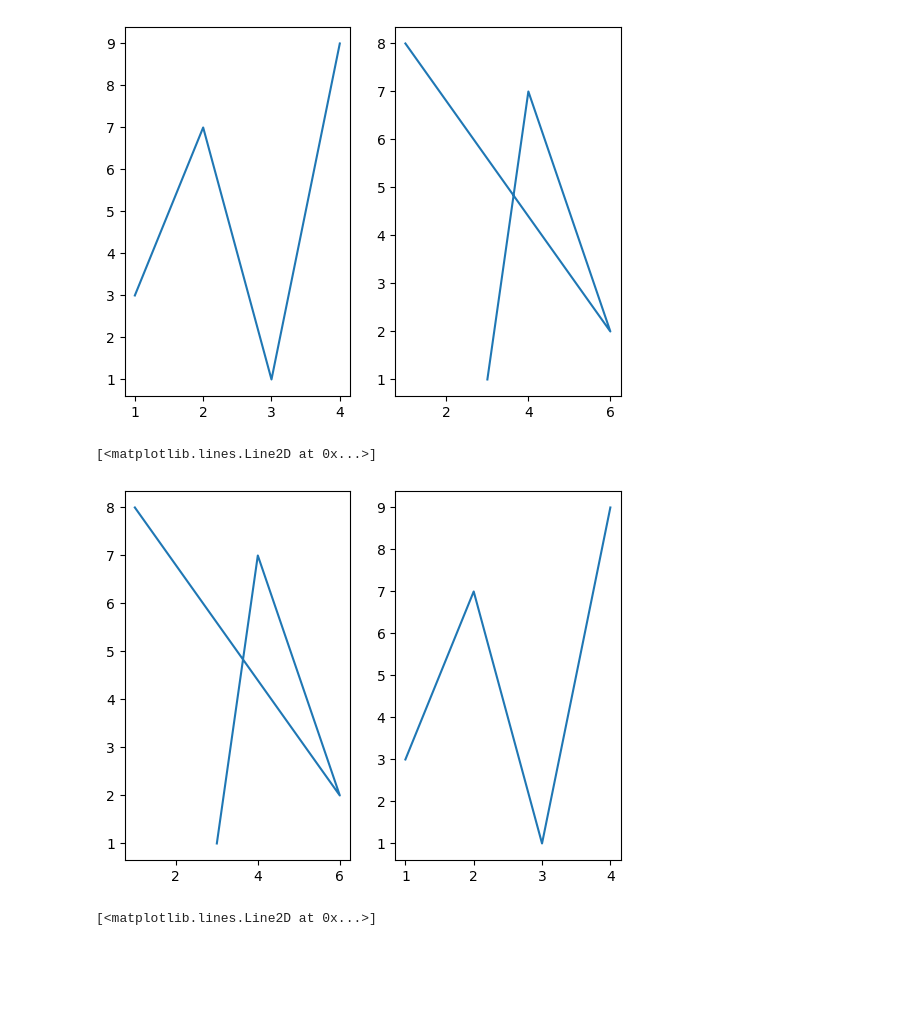
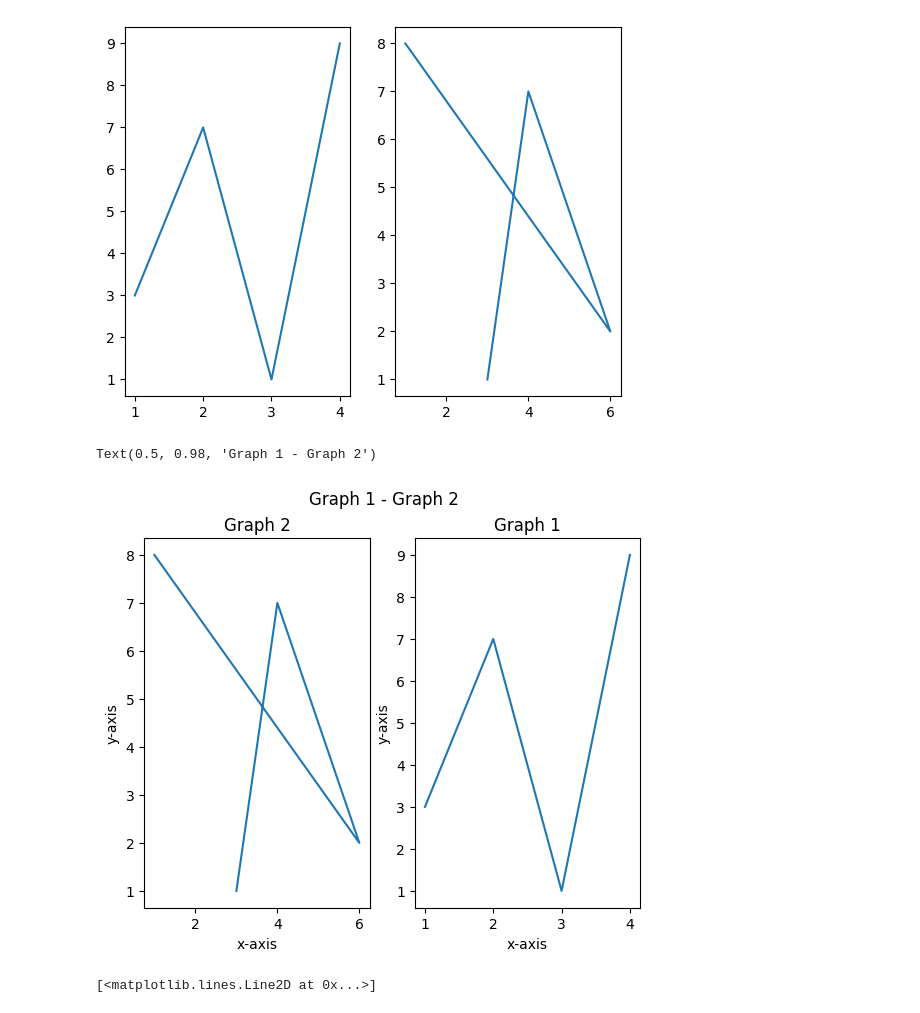
Before and after one commit to JoeVA2020/DS_OCT_ML, a Jupyter notebook: Mathplot/mathplot.ipynb, the cells around one changed output. Drawn from its saved outputs; the diff is of its cells as text; code cells hidden in the pictures; blank space fills up the shorter version.

```diff
--- a/Mathplot/mathplot.ipynb
+++ b/Mathplot/mathplot.ipynb
@@ -124,18 +124,25 @@ plt.plot(x2,y2)
 # %%
 # partioning a graph to accomidate another graph
 x1=[1,2,3,4]
 y1=[3,7,1,9]
 plt.subplot(1,2,2)
 #SYNTAX : plt.subplot(row,column,position of graph)
 plt.plot(x1,y1)
+plt.xlabel('x-axis')
+plt.ylabel('y-axis')
+plt.title('Graph 1')
 
 x2=[3,4,6,1]
 y2=[1,7,2,8]
 plt.subplot(1,2,1)
 plt.plot(x2,y2)
+plt.xlabel('x-axis')
+plt.ylabel('y-axis')
+plt.title('Graph 2')
+plt.suptitle('Graph 1 - Graph 2')
 # %% [output]
-[<matplotlib.lines.Line2D at 0x...>]
+Text(0.5, 0.98, 'Graph 1 - Graph 2')
-[figure, old version]
+[figure, new version]
 # %%
 # partioning a graph to accomidate another graph
 x1=[1,2,3,4]
```
Also changed, not shown: parts of 4 cells of this notebook.
